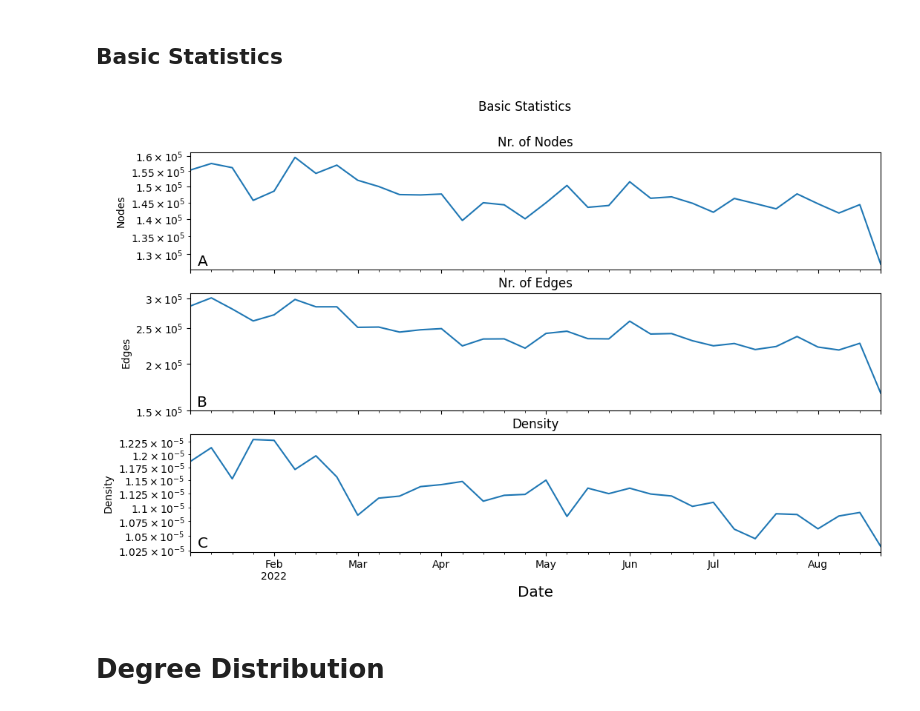
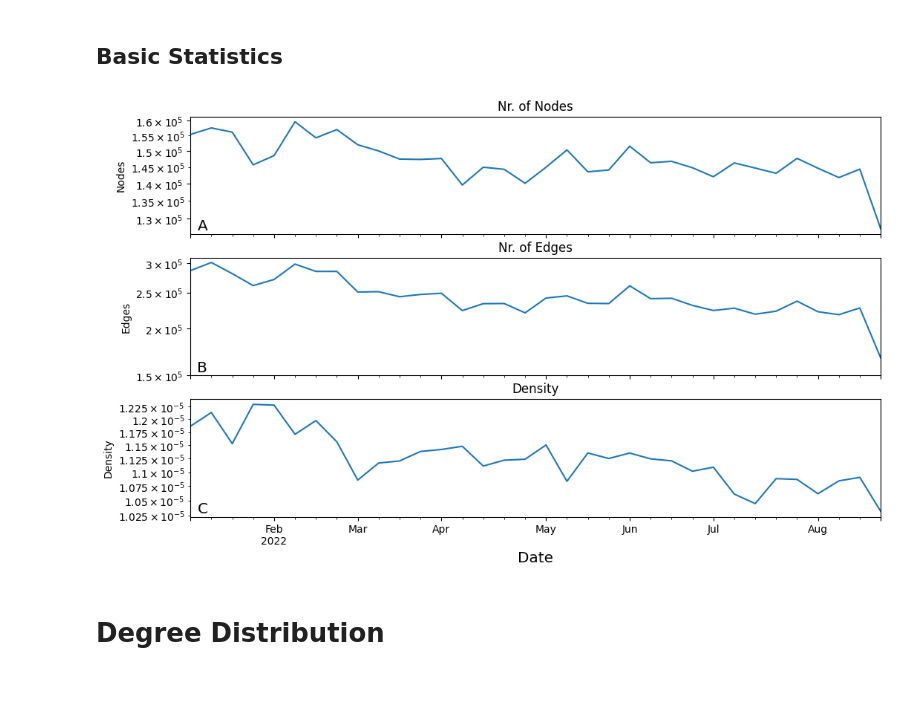
Before and after one commit to Ankan0011/NSProject, a Jupyter notebook: Plots/plots.ipynb, the cells around one changed output. Saved outputs shown, nothing was run; the diff lists cells and outputs as text; code cells hidden in the pictures.

Commit message:
Title of the plots removed for better display in the report

```diff
--- a/Plots/plots.ipynb
+++ b/Plots/plots.ipynb
@@ -124,26 +124,26 @@ df_attributes['date'] = pd.to_datetime(df_attributes.assign(day=1, month=1)[['ye
 # %%
 #Nodes, Edges, Density
 figsize = (12, 7)
 fig, (ax1, ax2, ax3) = plt.subplots(3, sharex=True)
-fig.suptitle("Basic Statistics")
+#fig.suptitle("Basic Statistics")
 df_degrees_statistics.plot(x="date", y="nr_nodes", ax=ax1, figsize=figsize, legend=None, title="Nr. of Nodes", ylabel="Nodes")
 df_degrees_statistics.plot(x="date", y="nr_edges", ax=ax2, figsize=figsize, legend=None, title="Nr. of Edges", ylabel="Edges")
 df_degrees_statistics.plot(x="date", y="density", ax=ax3, figsize=figsize, legend=None, title="Density", ylabel="Density")
 
 ax1.set_yscale("log")
 ax1.set_yticks([1.3e5, 1.4e5, 1.5e5, 1.6e5])
 ax1.text(0.01, 0.01, "A", size= "x-large", horizontalalignment='left', verticalalignment='bottom', transform=ax1.transAxes)
 ax2.set_yscale("log")
 ax2.set_yticks([1.5e5, 2e5, 2.5e5, 3e5])
 ax2.text(0.01, 0.01, "B", size= "x-large", horizontalalignment='left', verticalalignment='bottom', transform=ax2.transAxes)
 ax3.set_yscale("log")
 ax3.text(0.01, 0.01, "C", size= "x-large", horizontalalignment='left', verticalalignment='bottom', transform=ax3.transAxes)
 
 ax3.set_xlabel('Date', size="x-large")
 plt.savefig(path_plots+"Basic Statistics.png", bbox_inches='tight')
 plt.show()
 # %% [output]
-[figure, old version]
+[figure, new version]
 # %% [markdown]
 # Degree Distribution
 # %%
```
Also changed, not shown: parts of 4 cells of this notebook.
